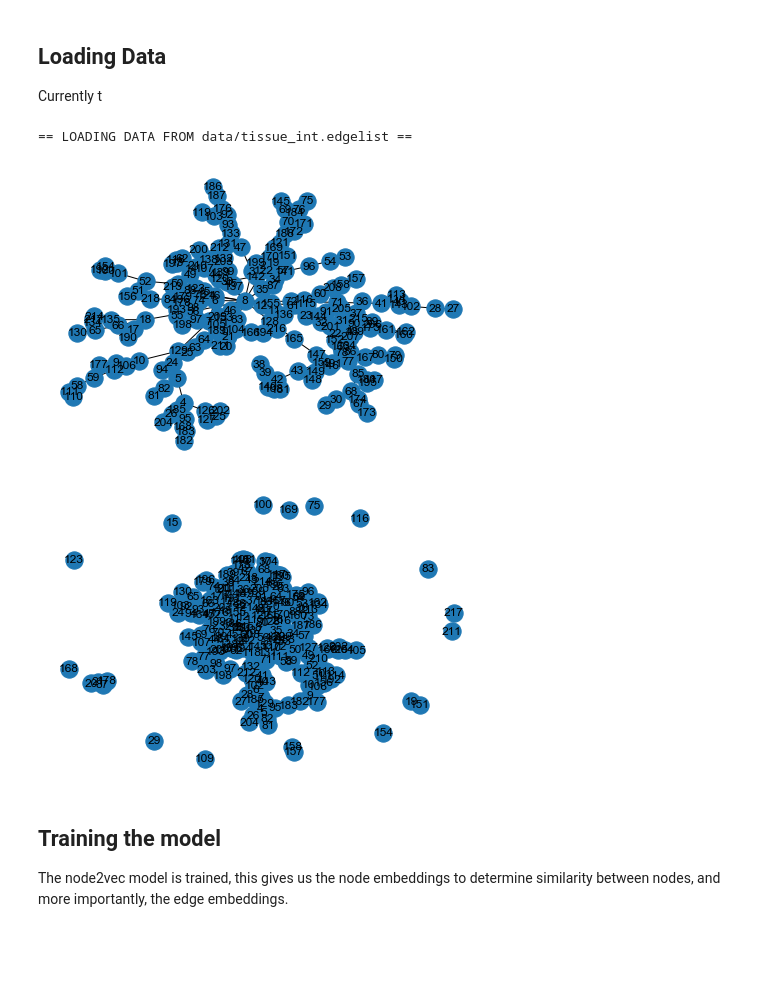
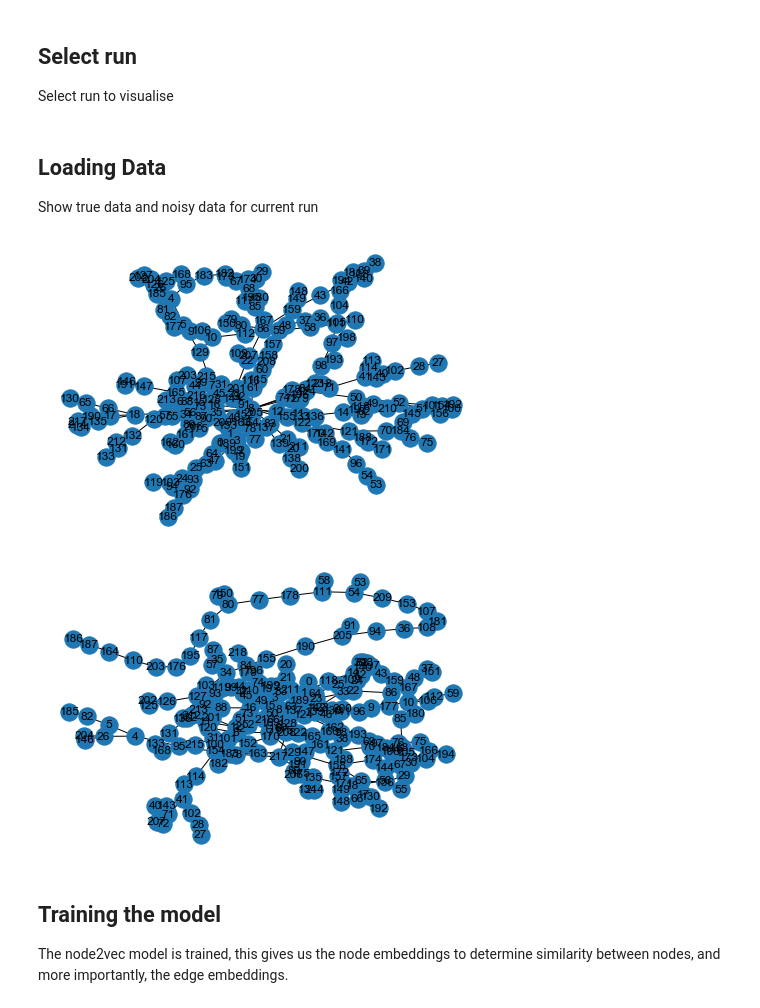
Before and after one commit to regenworm/thesis_msc_ai, a Jupyter notebook: code/Embedding visualisation.ipynb, the cells around one changed output. Drawn from its saved outputs; the diff is of its cells as text; code cells hidden in the pictures; blank space fills up the shorter version.

Commit message:
get plots in notebook

```diff
--- a/code/Embedding visualisation.ipynb
+++ b/code/Embedding visualisation.ipynb
@@ -24,3 +16,0 @@ Currently the following pipeline is used
-# %% [markdown]
-## Loading Data
-Currently t
@@ -27,21 +20,47 @@ Currently t
+# %% [markdown]
+## Select run
+
+Select run to visualise
+# %%
+import os
+
+class RunData:
+    def __init__(self, selected_run):
+        self.data_path = os.path.join('results', selected_run, 'data')
+        self.model_output = os.path.join('results', selected_run, 'model_output')
+        self.plots_path = os.path.join('results', selected_run, 'plots')
+
+        # load all data
+        self.bootstrap_preds_all = du.read_pickle(os.path.join(self.data_path, 'bootstrap_preds_all.npy'))
+        self.bootstrap_preds_missing = du.read_pickle(os.path.join(self.data_path, 'bootstrap_preds_missing.npy'))
+        self.bootstrap_preds_spurious = du.read_pickle(os.path.join(self.data_path, 'bootstrap_preds_spurious.npy'))
+        self.fit_negative_samples = du.read_pickle(os.path.join(self.data_path, 'fit_negative_samples.npy'))
+        self.missing = du.read_pickle(os.path.join(self.data_path, 'missing.npy'))
+        self.score_negative_samples = du.read_pickle(os.path.join(self.data_path, 'score_negative_samples.npy'))
+        self.spurious = du.read_pickle(os.path.join(self.data_path, 'spurious.npy'))
+        self.train_data = du.load_edge_list(os.path.join(self.data_path, 'train_data.edgelist'))
+
+        # load model
+        self.model = du.read_pickle(os.path.join(self.model_output, 'model.bin'))
+
+available_runs = sorted(os.listdir('results/'))
+selected_run = available_runs[-1]
+rd = RunData(selected_run)
+# %% [markdown]
+## Loading Data
+Show true data and noisy data for current run
 # %%
-# load data
-print(f'== LOADING DATA FROM {edge_list} ==')
-data = du.load_edge_list(edge_list)
-if show_vis:
-    print('')
-    v = du.vis_graph(data)
-    plt.show(v)
+from util import vis
+# show data
+data = du.load_edge_list(params.input_data)
+v = vis.vis_graph(data)
+plt.show(v)
 
-train_data = du.add_noise(data, n_remove=50, n_add=50)
-
-if show_vis:
-    v = du.vis_graph(train_data)
-    plt.show(v)
+v = vis.vis_graph(rd.train_data)
+plt.show(v)
 # %% [output]
-== LOADING DATA FROM data/tissue_int.edgelist ==
-[figure, old version]
+[figure, new version]
-[figure, old version]
+[figure, new version]
 # %% [markdown]
 ## Training the model
 The node2vec model is trained, this gives us the node embeddings to determine similarity between nodes, and more importantly, the edge embeddings.
```
Also changed, not shown: parts of 18 cells of this notebook, 5 other files.
